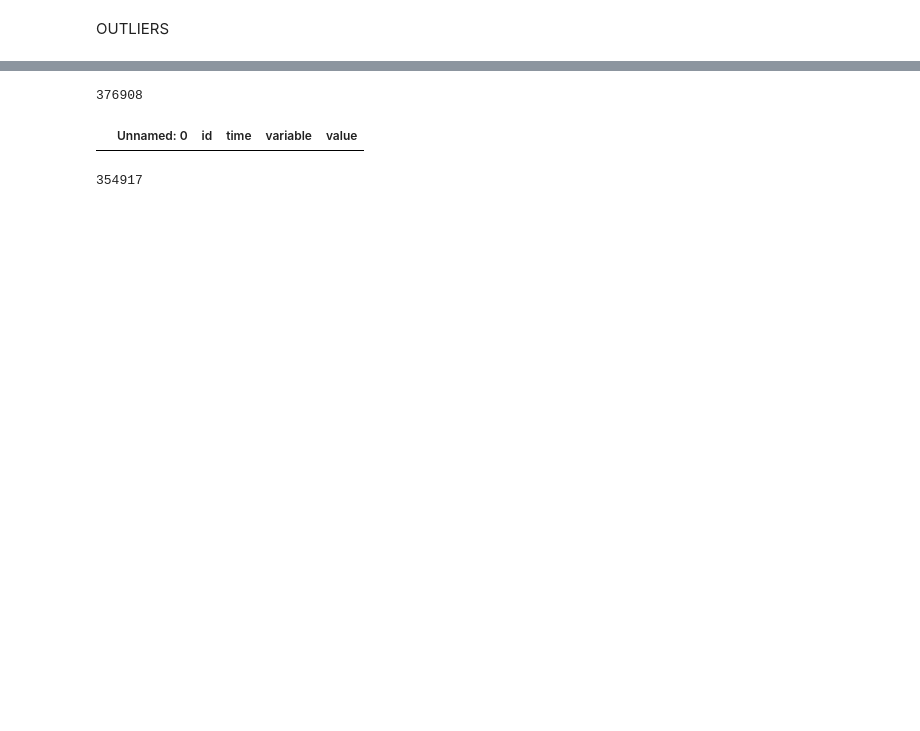
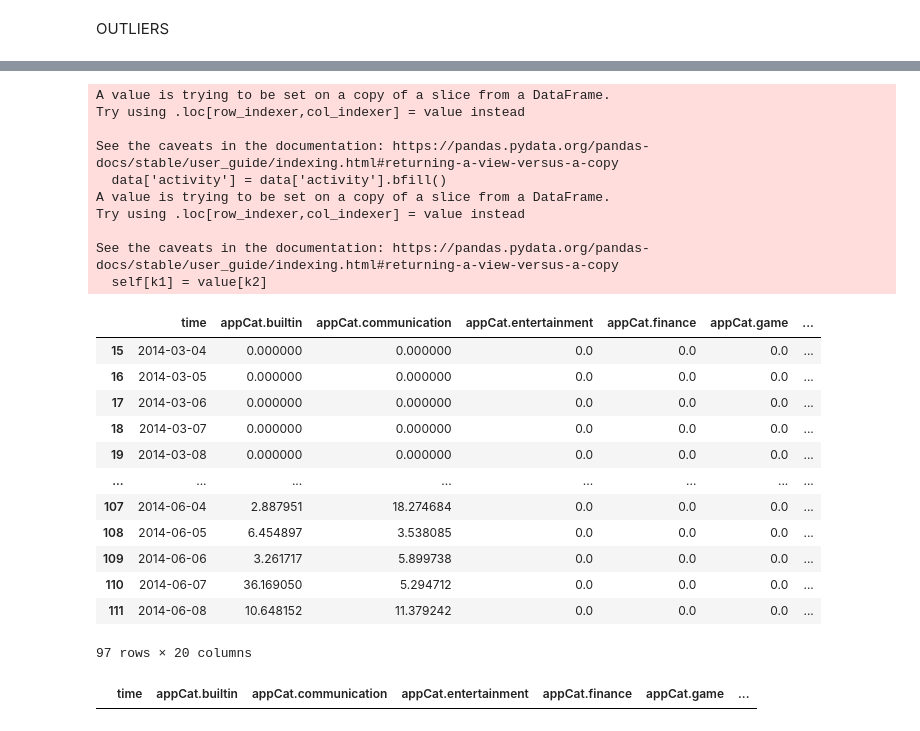
Before and after one commit to timmooren/DM1, a Jupyter notebook: data_nikki.ipynb, the cells around one changed output, grey strips where cells are left out. Cells and saved outputs as stored; diff of their text form; code cells hidden in the pictures; blank space fills up the shorter version.

Commit message:
outliers

```diff
--- a/data_nikki.ipynb
+++ b/data_nikki.ipynb
@@ -55,26 +33,0 @@ long = replace_missing_long(long)
-# %%
-print(len(long))
-long[long['value'].isna()]
-# print(long[(long['variable'] == 'circumplex.valence') & (long['Unnamed: 0'] > 15162) & (long['Unnamed: 0'] < 15174)])
-# %% [output]
-376908
-|  | Unnamed: 0 | id | time | variable | value |
-# %%
-# import pandas as pd
-# for var in long['variable'].unique():
-#     partial = long.loc[long['variable'] == var]['value']
-#     if pd.api.types.is_numeric_dtype(partial):
-#         #print(f"var: {var}")
-#         Q1 = partial.quantile(0.25)
-#         Q3 = partial.quantile(0.75)
-#         IQR = Q3 - Q1
-#         # use 3 for extreme outliers
-#         lower_bound = Q1 - 3 * IQR
-#         upper_bound = Q3 + 3 * IQR
-#         #print(f"bounds: {lower_bound} and {upper_bound}")
-#         long = long[~((long['variable']==var) & ((long['value'] < lower_bound) | (long['value'] > upper_bound)))]
-
-long = iqr(long)
-print(len(long))
-# %% [output]
-354917
@@ -80,0 +59,33 @@ print(len(long))
+# %%
+long = widen_data(long)
+grouped = group_data(long)
+grouped = impute_missing_wide(grouped)
+grouped
+# %% [output]
+A value is trying to be set on a copy of a slice from a DataFrame.
+Try using .loc[row_indexer,col_indexer] = value instead
+
+See the caveats in the documentation: https://pandas.pydata.org/pandas-docs/stable/user_guide/indexing.html#returning-a-view-versus-a-copy
+  data['activity'] = data['activity'].bfill()
+A value is trying to be set on a copy of a slice from a DataFrame.
+Try using .loc[row_indexer,col_indexer] = value instead
+
+See the caveats in the documentation: https://pandas.pydata.org/pandas-docs/stable/user_guide/indexing.html#returning-a-view-versus-a-copy
+  self[k1] = value[k2]
+|  | time | appCat.builtin | appCat.communication | appCat.entertainment | appCat.finance | appCat.game | ... |
+| 15 | 2014-03-04 | 0.000000 | 0.000000 | 0.0 | 0.0 | 0.0 | ... |
+| 16 | 2014-03-05 | 0.000000 | 0.000000 | 0.0 | 0.0 | 0.0 | ... |
+| 17 | 2014-03-06 | 0.000000 | 0.000000 | 0.0 | 0.0 | 0.0 | ... |
+| 18 | 2014-03-07 | 0.000000 | 0.000000 | 0.0 | 0.0 | 0.0 | ... |
+| 19 | 2014-03-08 | 0.000000 | 0.000000 | 0.0 | 0.0 | 0.0 | ... |
+| ... | ... | ... | ... | ... | ... | ... | ... |
+| 107 | 2014-06-04 | 2.887951 | 18.274684 | 0.0 | 0.0 | 0.0 | ... |
+| 108 | 2014-06-05 | 6.454897 | 3.538085 | 0.0 | 0.0 | 0.0 | ... |
+| 109 | 2014-06-06 | 3.261717 | 5.899738 | 0.0 | 0.0 | 0.0 | ... |
+| 110 | 2014-06-07 | 36.169050 | 5.294712 | 0.0 | 0.0 | 0.0 | ... |
+| 111 | 2014-06-08 | 10.648152 | 11.379242 | 0.0 | 0.0 | 0.0 | ... |
+97 rows × 20 columns
+# %%
+grouped[grouped.isna().any(axis=1)]
+# %% [output]
+|  | time | appCat.builtin | appCat.communication | appCat.entertainment | appCat.finance | appCat.game | ... |
```
Also changed, not shown: parts of 11 cells of this notebook, 2 other files.
